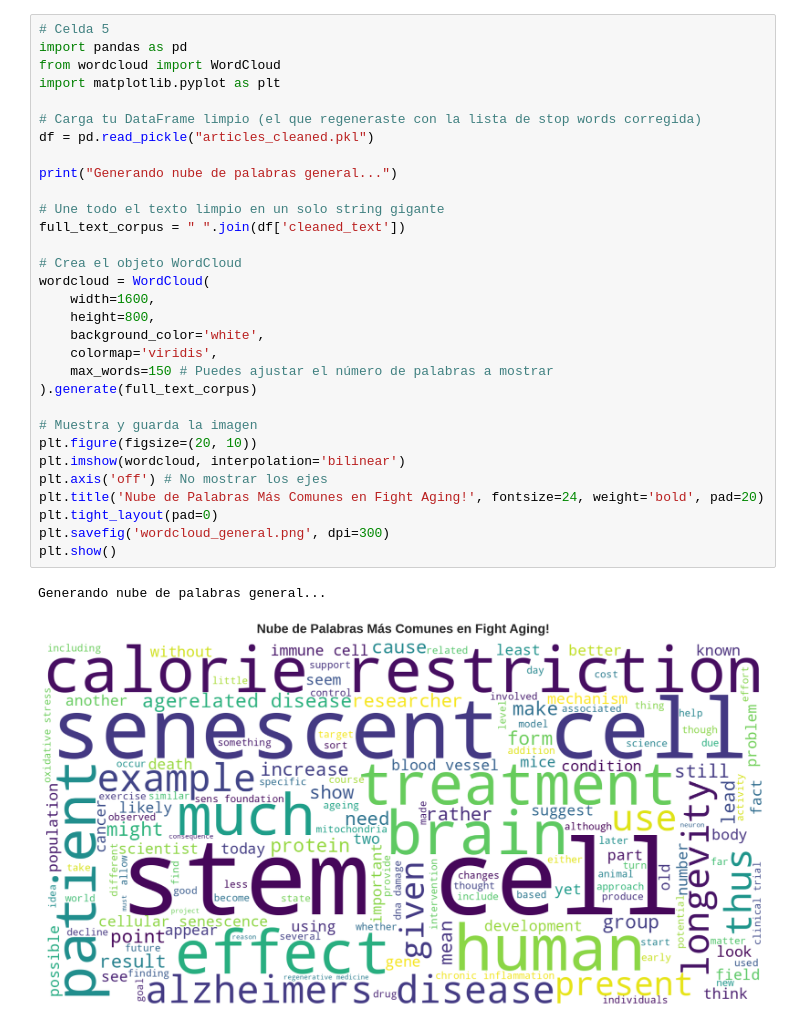
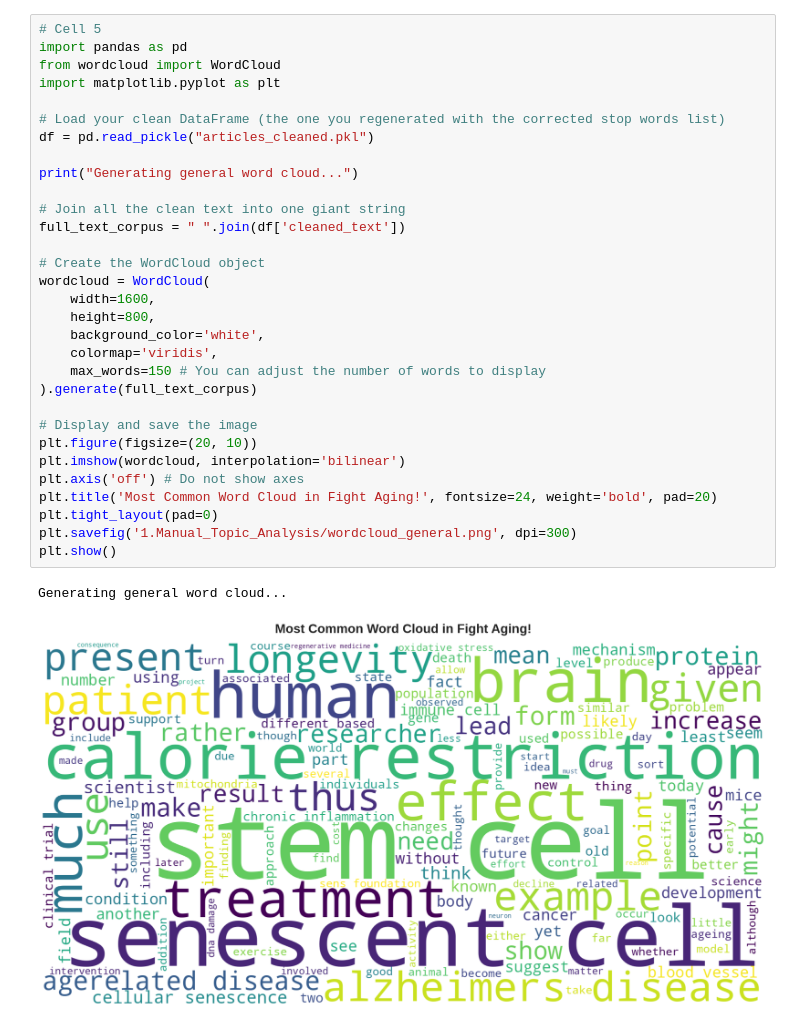
Before and after one commit to CesarPuentes/FightAgingLiteratureAnalysis, a Jupyter notebook: 1. Manual_Topic_Analysis.ipynb, the cells around one changed output. Cells and saved outputs as stored; diff of their text form.

```diff
--- a/1. Manual_Topic_Analysis.ipynb
+++ b/1. Manual_Topic_Analysis.ipynb
@@ -198,36 +207,36 @@ Passing `palette` without assigning `hue` is deprecated and will be removed in v
 [figure]
 # %%
-# Celda 5
+# Cell 5
 import pandas as pd
 from wordcloud import WordCloud
 import matplotlib.pyplot as plt
 
-# Carga tu DataFrame limpio (el que regeneraste con la lista de stop words corregida)
+# Load your clean DataFrame (the one you regenerated with the corrected stop words list)
 df = pd.read_pickle("articles_cleaned.pkl")
 
-print("Generando nube de palabras general...")
+print("Generating general word cloud...")
 
-# Une todo el texto limpio en un solo string gigante
+# Join all the clean text into one giant string
 full_text_corpus = " ".join(df['cleaned_text'])
 
-# Crea el objeto WordCloud
+# Create the WordCloud object
 wordcloud = WordCloud(
     width=1600,
     height=800,
     background_color='white',
     colormap='viridis',
-    max_words=150 # Puedes ajustar el número de palabras a mostrar
+    max_words=150 # You can adjust the number of words to display
 ).generate(full_text_corpus)
 
-# Muestra y guarda la imagen
+# Display and save the image
 plt.figure(figsize=(20, 10))
 plt.imshow(wordcloud, interpolation='bilinear')
-plt.axis('off') # No mostrar los ejes
-plt.title('Nube de Palabras Más Comunes en Fight Aging!', fontsize=24, weight='bold', pad=20)
+plt.axis('off') # Do not show axes
+plt.title('Most Common Word Cloud in Fight Aging!', fontsize=24, weight='bold', pad=20)
 plt.tight_layout(pad=0)
-plt.savefig('wordcloud_general.png', dpi=300)
+plt.savefig('1.Manual_Topic_Analysis/wordcloud_general.png', dpi=300)
 plt.show()
 # %% [output]
-Generando nube de palabras general...
+Generating general word cloud...
-[figure, old version]
+[figure, new version]
 # %%
```
Also changed, not shown: parts of 6 cells of this notebook, 4 other files.
